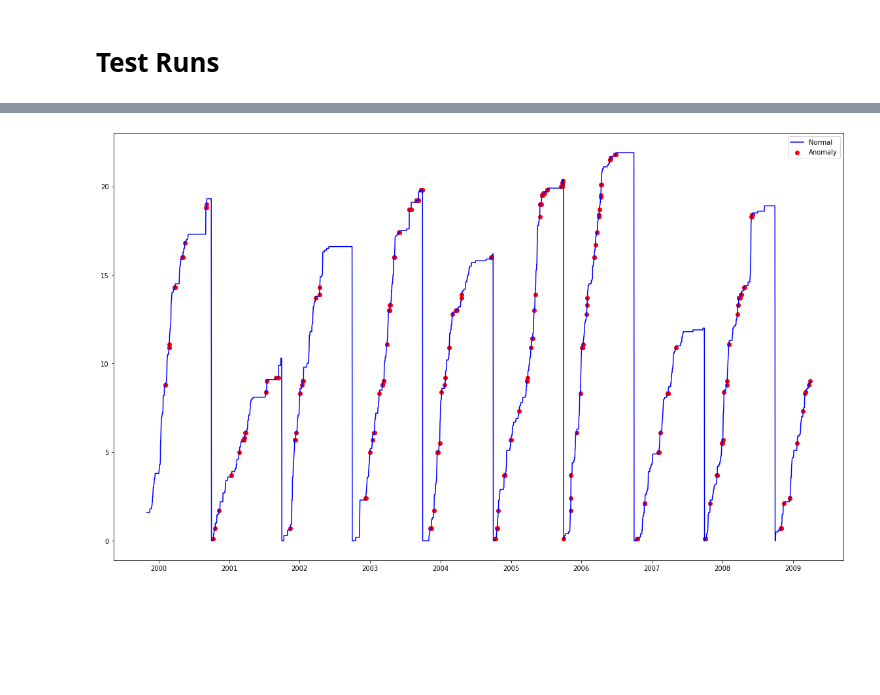
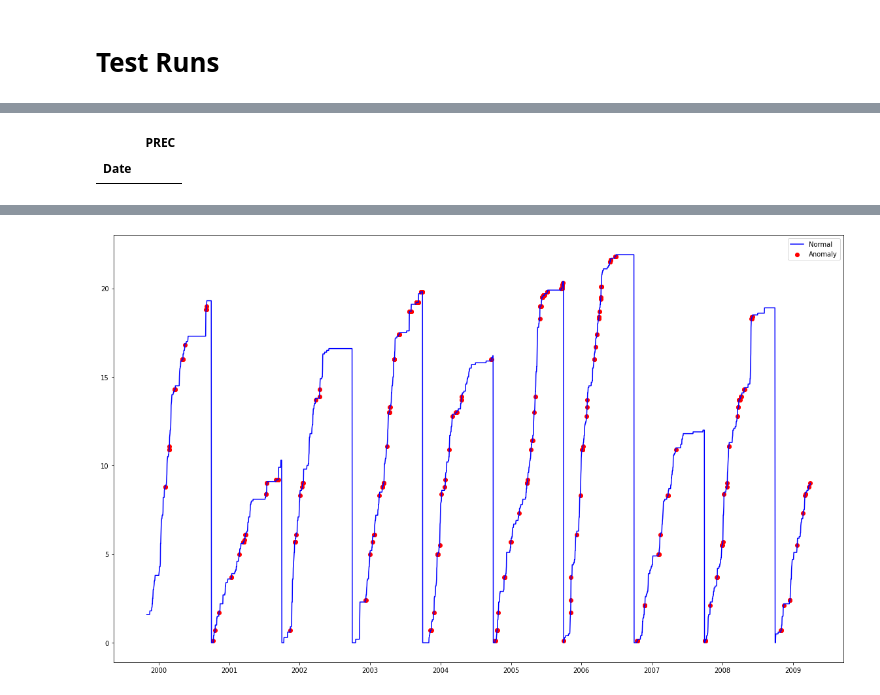
Before and after one commit to geoskimoto/SNOTEL_AnomalyDetection, a Jupyter notebook: AnomalyDetection_analysisversion.ipynb, the cells around one changed output, grey strips where cells are left out. Cells and saved outputs as stored; diff of their text form; code cells hidden in the pictures; blank space fills up the shorter version.

```diff
--- a/AnomalyDetection_analysisversion.ipynb
+++ b/AnomalyDetection_analysisversion.ipynb
@@ -845,0 +877,5 @@ def boxplots(df, data_pt_type):
+# %%
+  def PRECLessThanZero(self):
+    PREC = getData(self.stations, 'PREC', self.begindate, self.enddate)
+    PrecipLessThanZero_Errors = self.PREC[self.PREC.iloc[:,0] < 0]
+    return PrecipLessThanZero_Errors
@@ -957,7 +995,7 @@ class logicalTests():
   # def calc_SWEvsPREC_slope():
 
   def PRECLessThanZero(self):
-    # PREC = getData(self.stations, 'PREC', self.begindate, self.enddate)
+    PREC = getData(self.stations, 'PREC', self.begindate, self.enddate)
     PrecipLessThanZero_Errors = self.PREC[self.PREC.iloc[:,0] < 0]
     return PrecipLessThanZero_Errors
 # %% [markdown]
@@ -1062 +1119,8 @@ OR464_LT = logicalTests(['464:OR:SNTL'], '01/01/2020', '05/25/2021')
+# %%
+bla2 = logicalTests(['908:WA:SNTL'], '11/25/2005', '06/18/2021')
+# %%
+bla2.PRECLessThanZero()
+# %% [output]
+|  | PREC |
+| Date |  |
 # %%
```
Also changed, not shown: parts of 48 cells of this notebook.
